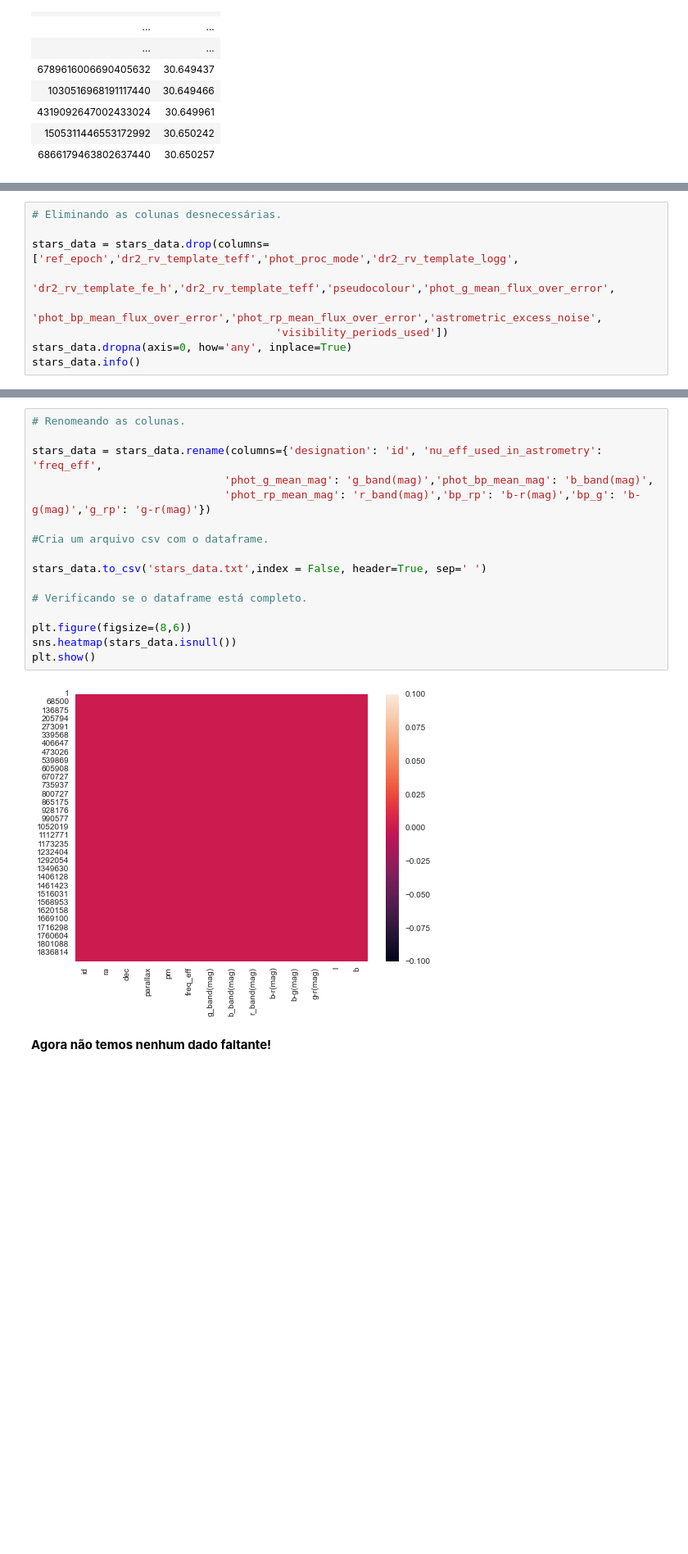
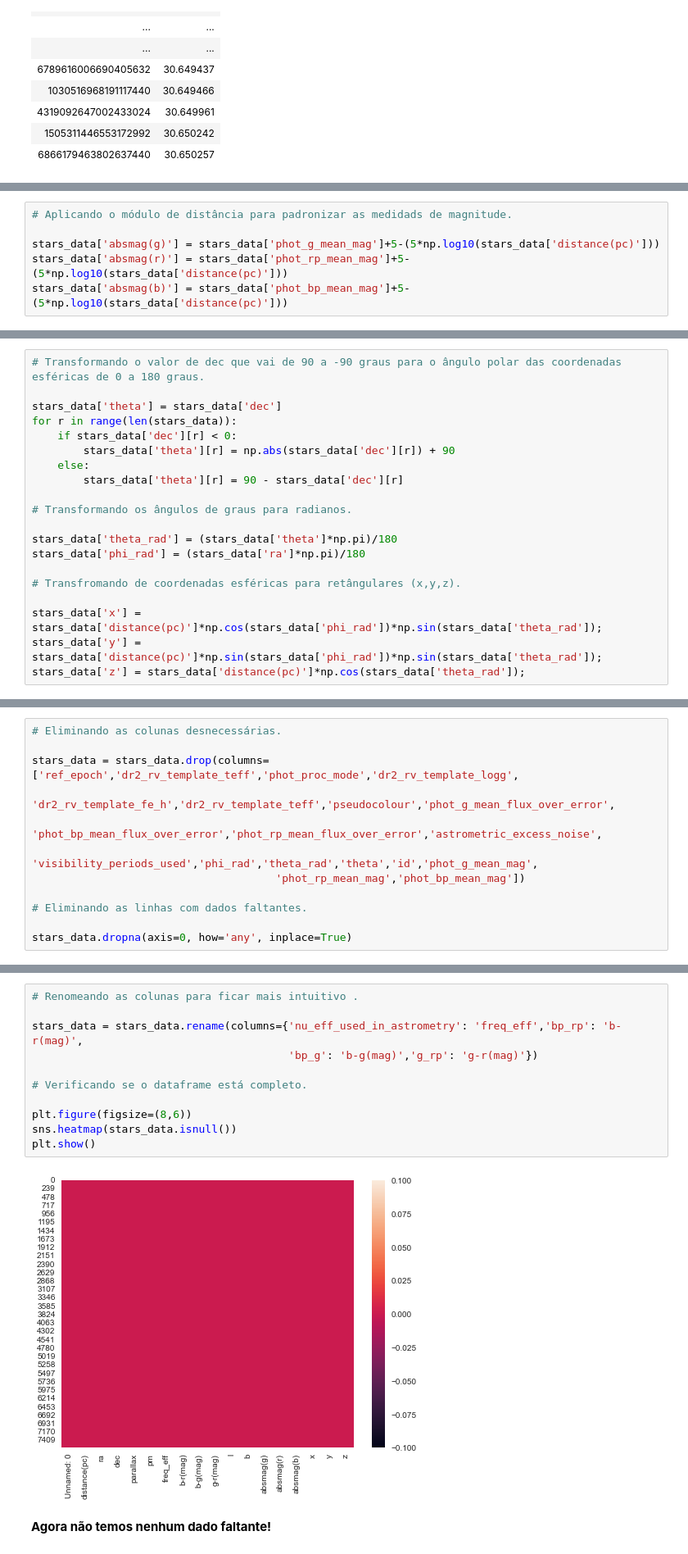
Before and after one commit to Di-carvalho/classifica-o_de_estrelas_GAIA-Clustering, a Jupyter notebook: star_classification-gaia.ipynb, the cells around one changed output, grey strips where cells are left out. Shown at 82% size. Saved outputs shown, nothing was run; the diff lists cells and outputs as text; blank space fills up the shorter version.

```diff
--- a/star_classification-gaia.ipynb
+++ b/star_classification-gaia.ipynb
@@ -369,0 +408,6 @@ memory usage: 125.7+ MB
+# %%
+# Aplicando o módulo de distância para padronizar as medidads de magnitude.
+
+stars_data['absmag(g)'] = stars_data['phot_g_mean_mag']+5-(5*np.log10(stars_data['distance(pc)']))
+stars_data['absmag(r)'] = stars_data['phot_rp_mean_mag']+5-(5*np.log10(stars_data['distance(pc)']))
+stars_data['absmag(b)'] = stars_data['phot_bp_mean_mag']+5-(5*np.log10(stars_data['distance(pc)']))
@@ -369,0 +416,20 @@ memory usage: 125.7+ MB
+# %%
+# Transformando o valor de dec que vai de 90 a -90 graus para o ângulo polar das coordenadas esféricas de 0 a 180 graus.
+
+stars_data['theta'] = stars_data['dec']
+for r in range(len(stars_data)):
+    if stars_data['dec'][r] < 0:
+        stars_data['theta'][r] = np.abs(stars_data['dec'][r]) + 90
+    else:
+        stars_data['theta'][r] = 90 - stars_data['dec'][r]
+
+# Transformando os ângulos de graus para radianos.
+
+stars_data['theta_rad'] = (stars_data['theta']*np.pi)/180
+stars_data['phi_rad'] = (stars_data['ra']*np.pi)/180
+
+# Transfromando de coordenadas esféricas para retângulares (x,y,z).
+
+stars_data['x'] = stars_data['distance(pc)']*np.cos(stars_data['phi_rad'])*np.sin(stars_data['theta_rad']);
+stars_data['y'] = stars_data['distance(pc)']*np.sin(stars_data['phi_rad'])*np.sin(stars_data['theta_rad']);
+stars_data['z'] = stars_data['distance(pc)']*np.cos(stars_data['theta_rad']);
@@ -376,6 +473,9 @@ muitos dados faltantes.**
 stars_data = stars_data.drop(columns=['ref_epoch','dr2_rv_template_teff','phot_proc_mode','dr2_rv_template_logg',
                                       'dr2_rv_template_fe_h','dr2_rv_template_teff','pseudocolour','phot_g_mean_flux_over_error',
                                       'phot_bp_mean_flux_over_error','phot_rp_mean_flux_over_error','astrometric_excess_noise',
-                                      'visibility_periods_used'])
+                                      'visibility_periods_used','phi_rad','theta_rad','theta','id','phot_g_mean_mag',
+                                      'phot_rp_mean_mag','phot_bp_mean_mag'])
+
+# Eliminando as linhas com dados faltantes.
+
 stars_data.dropna(axis=0, how='any', inplace=True)
-stars_data.info()
@@ -400,20 +482,15 @@ memory usage: 72.5+ MB
 # %%
-# Renomeando as colunas.
+# Renomeando as colunas para ficar mais intuitivo .
 
-stars_data = stars_data.rename(columns={'designation': 'id', 'nu_eff_used_in_astrometry': 'freq_eff',
-                              'phot_g_mean_mag': 'g_band(mag)','phot_bp_mean_mag': 'b_band(mag)',
-                              'phot_rp_mean_mag': 'r_band(mag)','bp_rp': 'b-r(mag)','bp_g': 'b-g(mag)','g_rp': 'g-r(mag)'})
-
-#Cria um arquivo csv com o dataframe.
-
-stars_data.to_csv('stars_data.txt',index = False, header=True, sep=' ')
+stars_data = stars_data.rename(columns={'nu_eff_used_in_astrometry': 'freq_eff','bp_rp': 'b-r(mag)',
+                                        'bp_g': 'b-g(mag)','g_rp': 'g-r(mag)'})
 
 # Verificando se o dataframe está completo.
 
 plt.figure(figsize=(8,6))
 sns.heatmap(stars_data.isnull())
 plt.show()
 # %% [output]
-[figure, old version]
+[figure, new version]
 # %% [markdown]
 **Agora não temos nenhum dado faltante!**
```
Also changed, not shown: parts of 52 cells of this notebook.
